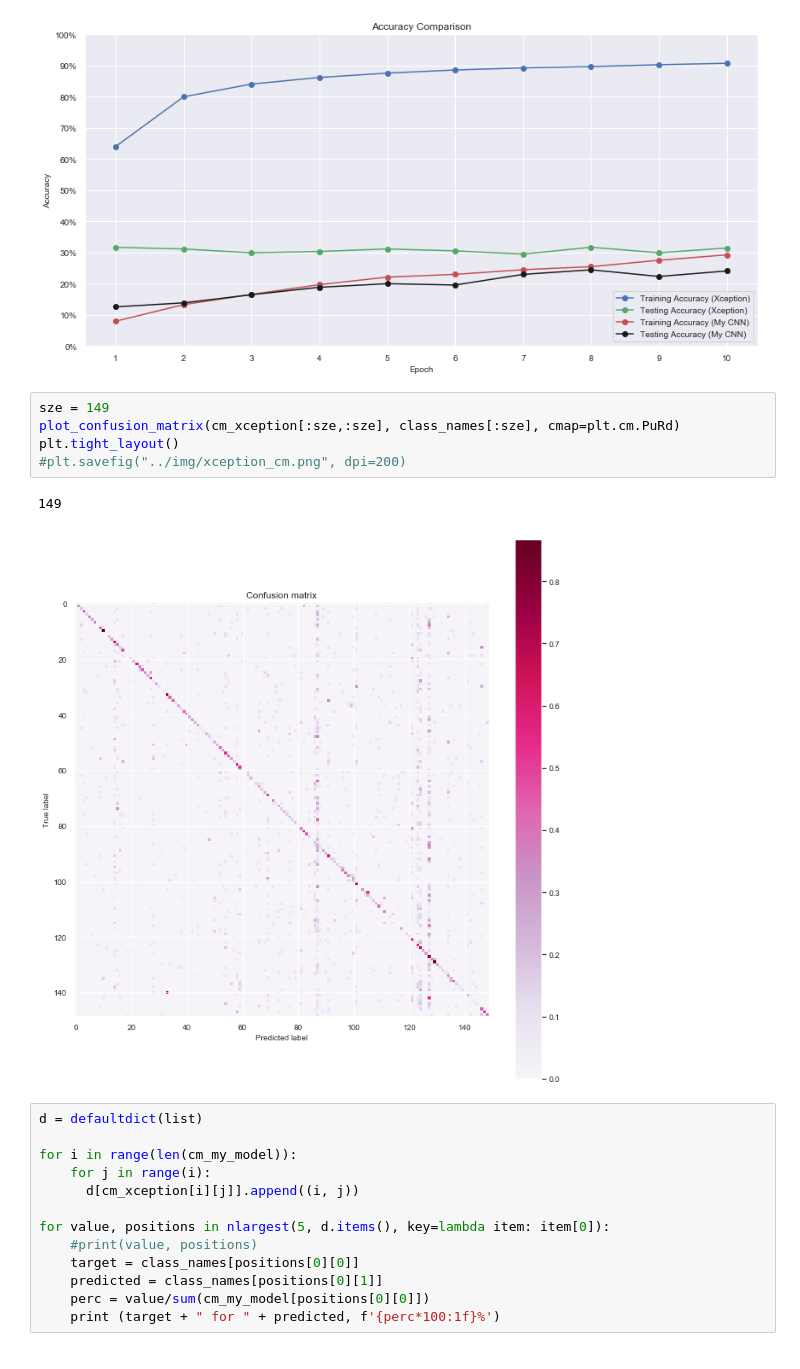
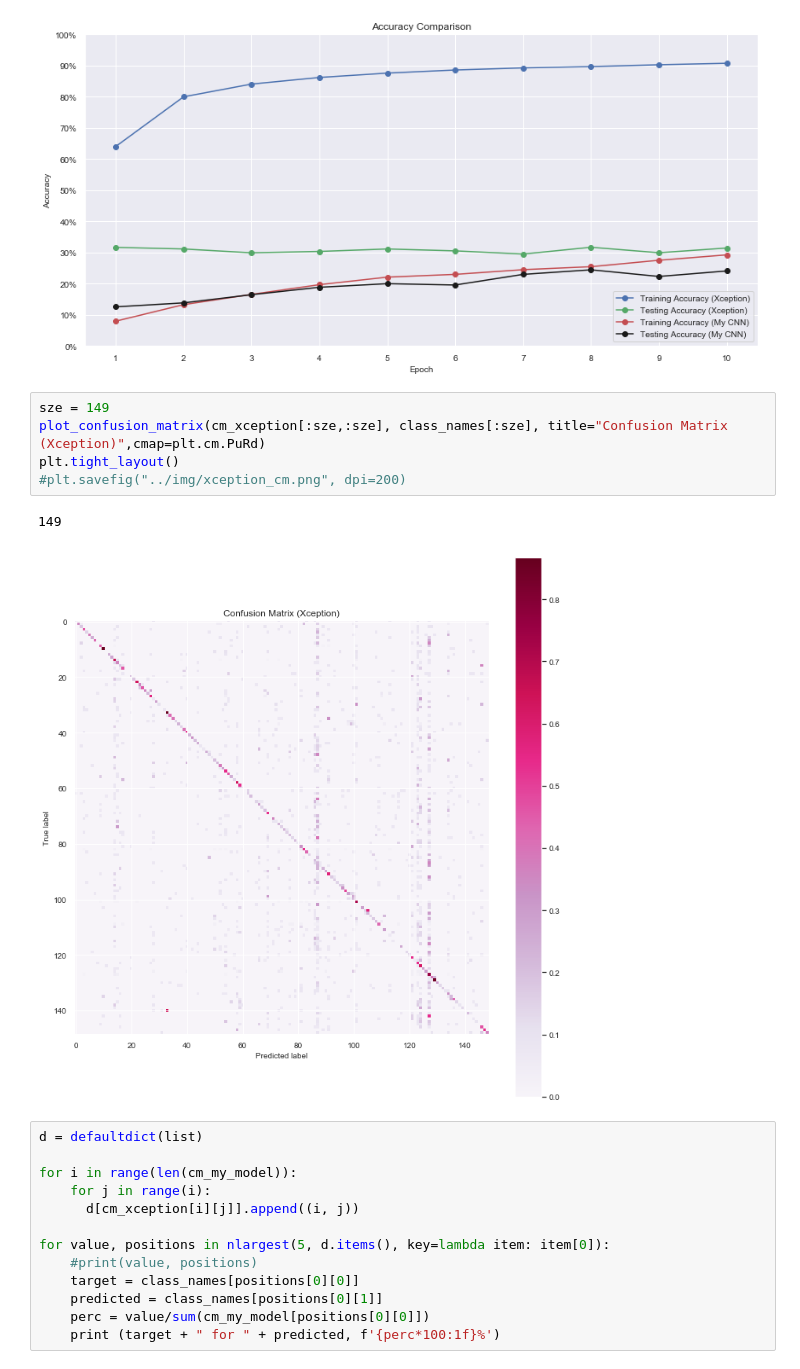
Before and after one commit to NJacobsohn/Whos_That_Pokemon, a Jupyter notebook: notebooks/data_visualization.ipynb, the cells around one changed output. Cells and saved outputs as stored; diff of their text form.

```diff
--- a/notebooks/data_visualization.ipynb
+++ b/notebooks/data_visualization.ipynb
@@ -286,12 +286,12 @@ plt.tight_layout()
 [figure]
 # %%
 sze = 149
-plot_confusion_matrix(cm_xception[:sze,:sze], class_names[:sze], cmap=plt.cm.PuRd)
+plot_confusion_matrix(cm_xception[:sze,:sze], class_names[:sze], title="Confusion Matrix (Xception)",cmap=plt.cm.PuRd)
 plt.tight_layout()
 #plt.savefig("../img/xception_cm.png", dpi=200)
 # %% [output]
 149
-[figure, old version]
+[figure, new version]
 # %%
 d = defaultdict(list)
 
```
Also changed, not shown: parts of 1 cell of this notebook, 3 other files.
